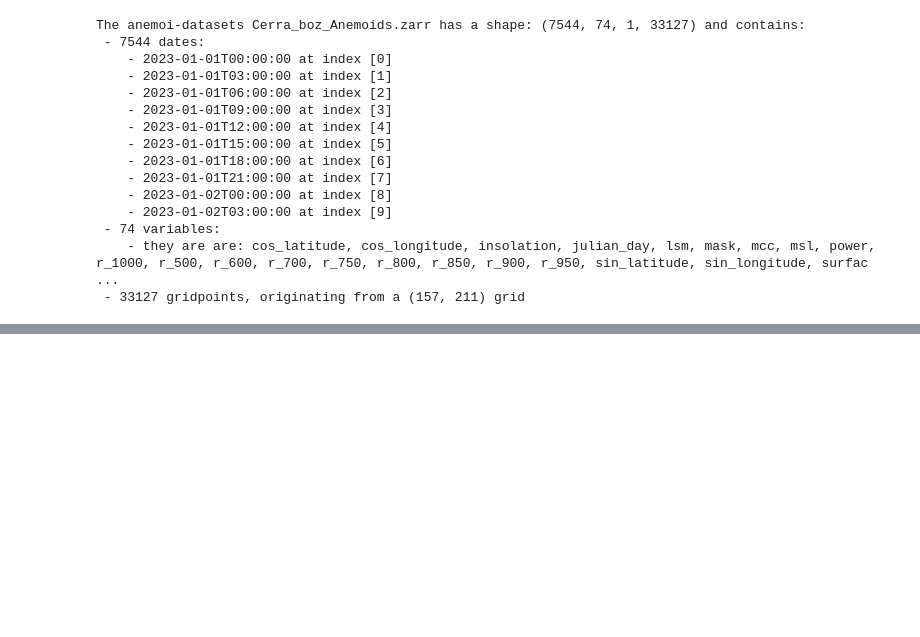
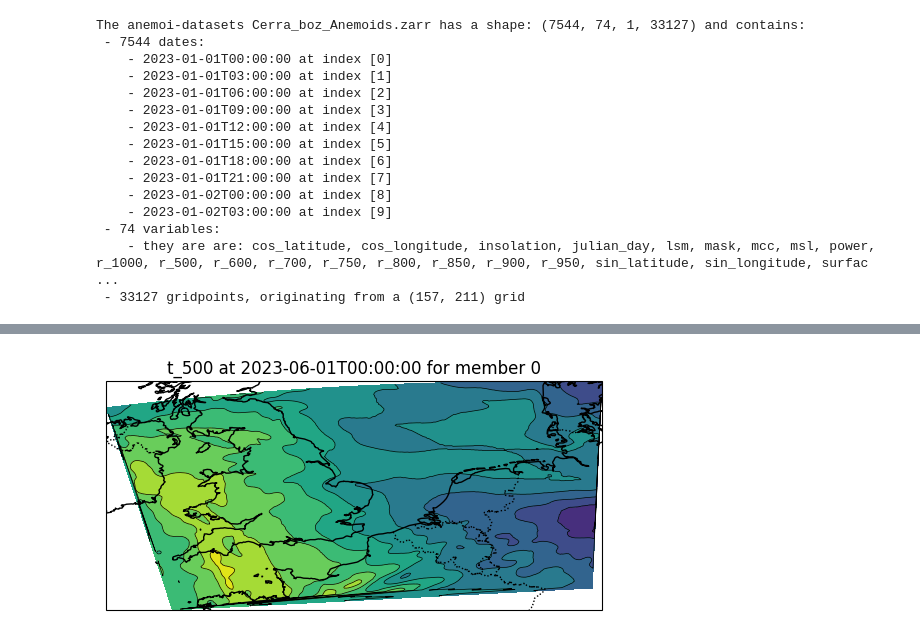
Before and after one commit to UAntwerpM4S/WindAI, a Jupyter notebook: data/AnemoiDataset.ipynb, the cells around one changed output, grey strips where cells are left out. Cells and saved outputs as stored; diff of their text form; code cells hidden in the pictures; blank space fills up the shorter version.

```diff
--- a/data/AnemoiDataset.ipynb
+++ b/data/AnemoiDataset.ipynb
@@ -280,0 +333,10 @@ ax = ds_anemoi.plot(variable=variable, date=date, member=member,title=f"{variabl
+# %%
+ds_outer= open_dataset("Cerra_boz_Anemoids_TOY.zarr")
+ds_inner= open_dataset("Cerra_boz_inner_Anemoids_TOY.zarr")
+# %%
+variable = "t_500"
+date = "2023-06-01T00:00:00"
+member = 0
+ax = ds_outer.plot(variable=variable, date=date, member=member,title=f"{variable} at {date} for member {member}")
+# %% [output]
+[figure, added]
```
Also changed, not shown: parts of 12 cells of this notebook, 18 other files.
